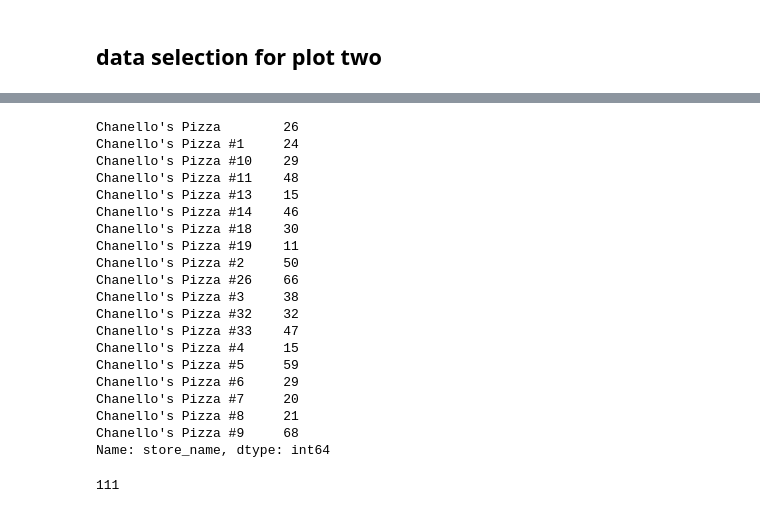
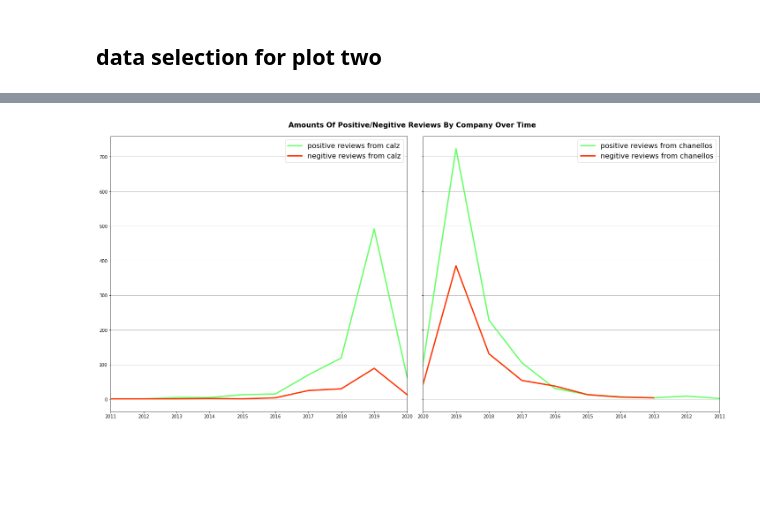
Before and after one commit to Jwilson1172/lambda, a Jupyter notebook: unit-1-build/project.ipynb, the cells around one changed output, grey strips where cells are left out. Drawn from its saved outputs; the diff is of its cells as text; code cells hidden in the pictures; blank space fills up the shorter version.

```diff
--- a/unit-1-build/project.ipynb
+++ b/unit-1-build/project.ipynb
@@ -183,0 +70,4 @@ print([x for x in ax1.get_yticklabels()])
+# %%
+# clean the calz dataset using the same functions that i cleaned that chanell's dataset above with
+calz_df['review_content']=calz_df['review_content'].apply(convert_reviews)
+calz_df['review_content']=calz_df['review_content'].apply(strip_punc)
@@ -232,23 +169,0 @@ Name: store_name, dtype: int64
-# %%
-df_low['store_name'].value_counts().sort_index()
-# %% [output]
-Chanello's Pizza        26
-Chanello's Pizza #1     24
-Chanello's Pizza #10    29
-Chanello's Pizza #11    48
-Chanello's Pizza #13    15
-Chanello's Pizza #14    46
-Chanello's Pizza #18    30
-Chanello's Pizza #19    11
-Chanello's Pizza #2     50
-Chanello's Pizza #26    66
-Chanello's Pizza #3     38
-Chanello's Pizza #32    32
-Chanello's Pizza #33    47
-Chanello's Pizza #4     15
-Chanello's Pizza #5     59
-Chanello's Pizza #6     29
-Chanello's Pizza #7     20
-Chanello's Pizza #8     21
-Chanello's Pizza #9     68
-Name: store_name, dtype: int64
@@ -264,4 +170,40 @@ for store in df['store_name'].value_counts().sort_index().index:
-# %%
-44+67
-# %% [output]
-111
+# %%
+# encode year from utc timestamp
+df['year']=df['time'].apply(lambda x:datetime.fromtimestamp(x).year)
+calz_df['year']=calz_df['time'].apply(lambda x:datetime.fromtimestamp(x).year)
+
+from sklearn.preprocessing import StandardScaler
+scaler=StandardScaler()
+# %%
+def plot_figure2(data1,data2,company1,company2,plot=True):
+    fig,(ax,ax1)=plt.subplots(ncols=2,sharey=True)
+
+    # plot from first df
+    data1[data1['review_rating']>=4].year.value_counts().sort_index(ascending=False).plot(ax=ax,c='#66ff66',lw=3,label="positive reviews from"+(f" {company1}"))
+    data1[data1['review_rating']<=2].year.value_counts().sort_index(ascending=False).plot(ax=ax,c='#ff3300',lw=3,label="negitive reviews from"+(f" {company1}"))
+    # plot from second df
+    data2[data2['review_rating']>=4].year.value_counts().sort_index(ascending=False).plot(ax=ax1,c='#66ff66',lw=3,label="positive reviews from"+(f" {company2}"))
+    data2[data2['review_rating']<=2].year.value_counts().sort_index(ascending=False).plot(ax=ax1,c='#ff3300',lw=3,label="negitive reviews from"+(f" {company2}"))
+
+    # set title
+    fig.suptitle("Amounts Of Positive/Negitive Reviews By Company Over Time",fontsize=16,fontweight='bold')
+
+    # invert one of the plots to back to back
+    ax1.invert_xaxis()
+
+    # set y axis grid to be displayed
+    ax1.grid('on',axis='y')
+    ax.grid('on',axis='y')
+
+    # show legends
+    ax1.legend(fontsize=16)
+    ax.legend(fontsize=16)
+    # give an option not to show plot
+    if plot:
+        # use tight layout because it looks better IMO
+        fig.tight_layout(rect=[0, 0.03, 1, 0.95])
+        return plt.plot()
+# %%
+fig=plot_figure2(calz_df,df,"calz","chanellos")
+# %% [output]
+[figure, added]
```
Also changed, not shown: parts of 31 cells of this notebook, 3 other files.
